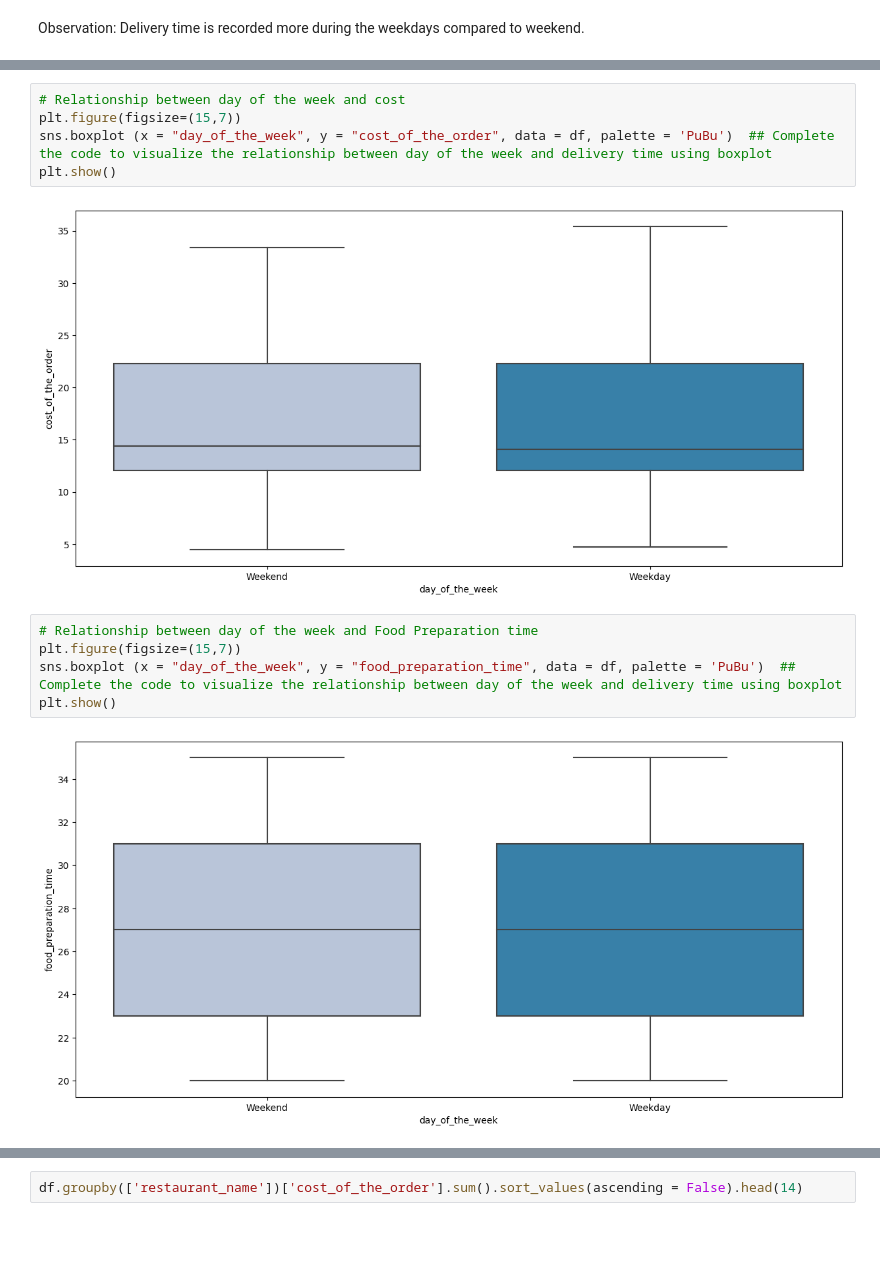
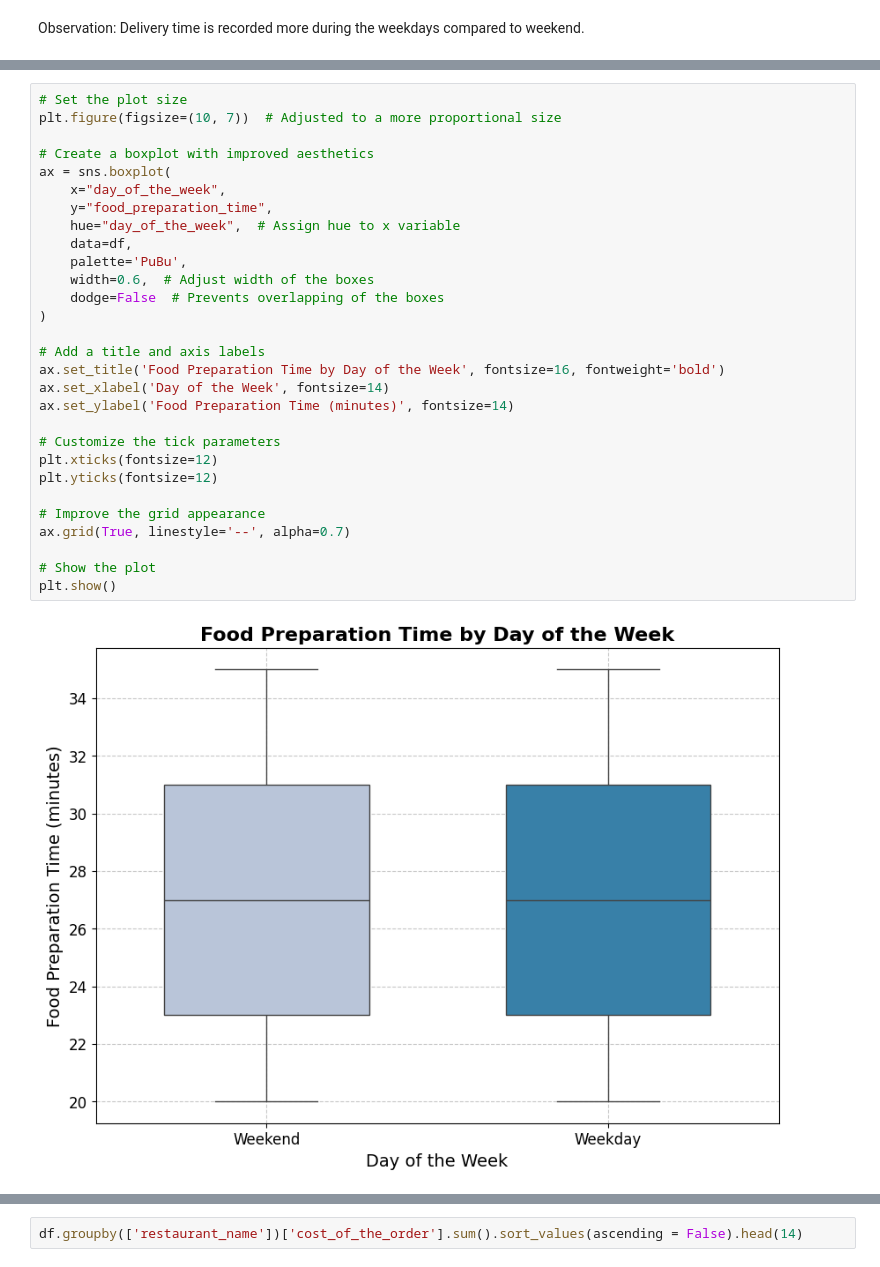
Before and after one commit to atulchander/Data-Visualisation-and-Exploiratory-Data-Analysis-EAD-by-using-Python, a Jupyter notebook: For_GIT_Copy_of_Copy_of_PYF_Project_LearnerNotebook_FullCode_just_to_steal_codes.ipynb, the cells around one changed output, grey strips where cells are left out. Drawn from its saved outputs; the diff is of its cells as text; blank space fills up the shorter version.

```diff
--- a/For_GIT_Copy_of_Copy_of_PYF_Project_LearnerNotebook_FullCode_just_to_steal_codes.ipynb
+++ b/For_GIT_Copy_of_Copy_of_PYF_Project_LearnerNotebook_FullCode_just_to_steal_codes.ipynb
@@ -440,14 +499,31 @@ plt.show()
-# %%
-# Relationship between day of the week and cost
-plt.figure(figsize=(15,7))
-sns.boxplot (x = "day_of_the_week", y = "cost_of_the_order", data = df, palette = 'PuBu')  ## Complete the code to visualize the relationship between day of the week and delivery time using boxplot
-plt.show()
-# %% [output]
-[figure, removed]
-# %%
-# Relationship between day of the week and Food Preparation time
-plt.figure(figsize=(15,7))
-sns.boxplot (x = "day_of_the_week", y = "food_preparation_time", data = df, palette = 'PuBu')  ## Complete the code to visualize the relationship between day of the week and delivery time using boxplot
-plt.show()
-# %% [output]
-[figure, removed]
+# %%
+# Set the plot size
+plt.figure(figsize=(10, 7))  # Adjusted to a more proportional size
+
+# Create a boxplot with improved aesthetics
+ax = sns.boxplot(
+    x="day_of_the_week",
+    y="food_preparation_time",
+    hue="day_of_the_week",  # Assign hue to x variable
+    data=df,
+    palette='PuBu',
+    width=0.6,  # Adjust width of the boxes
+    dodge=False  # Prevents overlapping of the boxes
+)
+
+# Add a title and axis labels
+ax.set_title('Food Preparation Time by Day of the Week', fontsize=16, fontweight='bold')
+ax.set_xlabel('Day of the Week', fontsize=14)
+ax.set_ylabel('Food Preparation Time (minutes)', fontsize=14)
+
+# Customize the tick parameters
+plt.xticks(fontsize=12)
+plt.yticks(fontsize=12)
+
+# Improve the grid appearance
+ax.grid(True, linestyle='--', alpha=0.7)
+
+# Show the plot
+plt.show()
+# %% [output]
+[figure, added]
```
Also changed, not shown: parts of 33 cells of this notebook.
